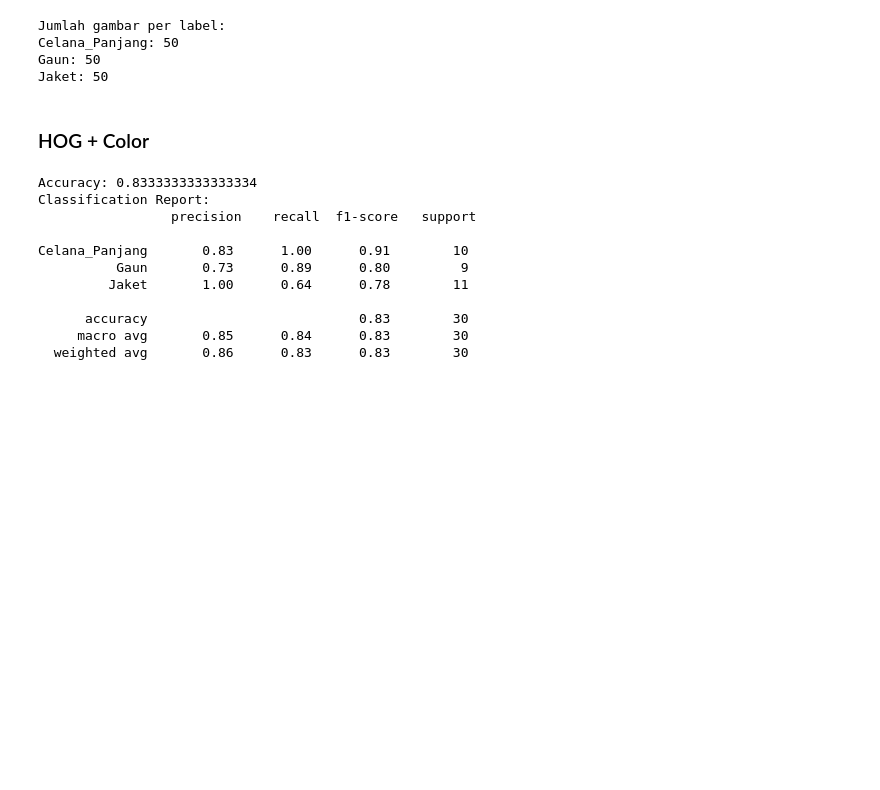
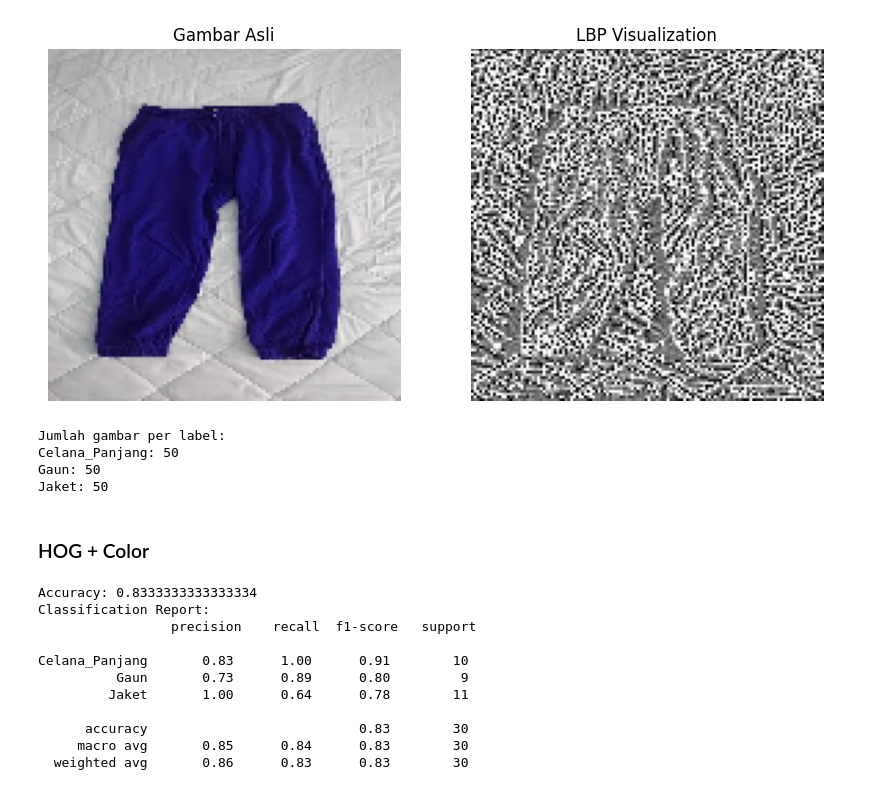
Before and after one commit to Auxesia23/klasifikasi_pakaian, a Jupyter notebook: main.ipynb, the cells around one changed output. Cells and saved outputs as stored; diff of their text form; code cells hidden in the pictures; blank space fills up the shorter version.

```diff
--- a/main.ipynb
+++ b/main.ipynb
@@ -91,6 +141,24 @@ def extract_lbp_features(images):
         features.append(hist)
 
     return np.array(features)
+# %%
+# Visualisasi ekstraksi Fitur LBP
+def contoh_visual_lbp(image):
+    gray = color.rgb2gray(image)
+    gray_uint8 = (gray * 255).astype("uint8")
+    lbp = local_binary_pattern(gray_uint8, P=8, R=1, method='uniform')
+    fig, ax = plt.subplots(1,2, figsize=(10,5))
+    ax[0].imshow(image)
+    ax[0].set_title('Gambar Asli')
+    ax[0].axis('off')
+    ax[1].imshow(lbp, cmap='gray')
+    ax[1].set_title('LBP Visualization')
+    ax[1].axis('off')
+    plt.show()
+
+contoh_visual_lbp(images[0])
+# %% [output]
+[figure, added]
 # %%
 # Load Train Images
 
```
Also changed, not shown: parts of 9 cells of this notebook.
